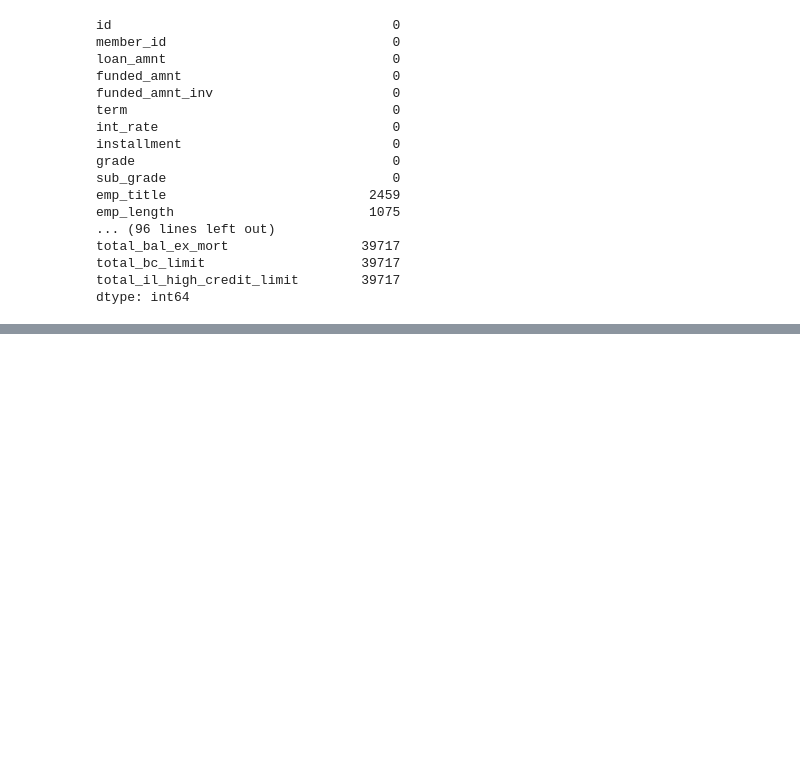
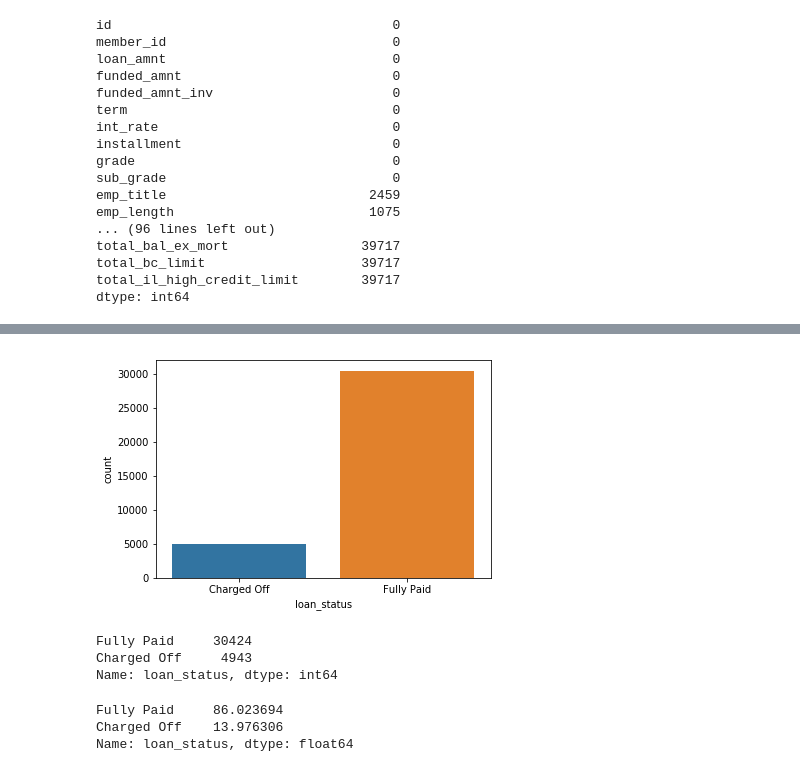
Before and after one commit to rahuldcoder/loan_default_eda, a Jupyter notebook: Abhijit_Dandpat_Lending_Club_Case.ipynb, the cells around one changed output, grey strips where cells are left out. Drawn from its saved outputs; the diff is of its cells as text; code cells hidden in the pictures; blank space fills up the shorter version.

```diff
--- a/Abhijit_Dandpat_Lending_Club_Case.ipynb
+++ b/Abhijit_Dandpat_Lending_Club_Case.ipynb
@@ -110,0 +522,17 @@ loan.shape
+# %%
+sns.countplot(x= loan["loan_status"])
+plt.show()
+# %% [output]
+[figure, added]
+# %%
+loan.loan_status.value_counts()
+# %% [output]
+Fully Paid     30424
+Charged Off     4943
+Name: loan_status, dtype: int64
+# %%
+loan['loan_status'].value_counts(normalize=True)*100
+# %% [output]
+Fully Paid     86.023694
+Charged Off    13.976306
+Name: loan_status, dtype: float64
```
Also changed, not shown: parts of 96 cells of this notebook.
